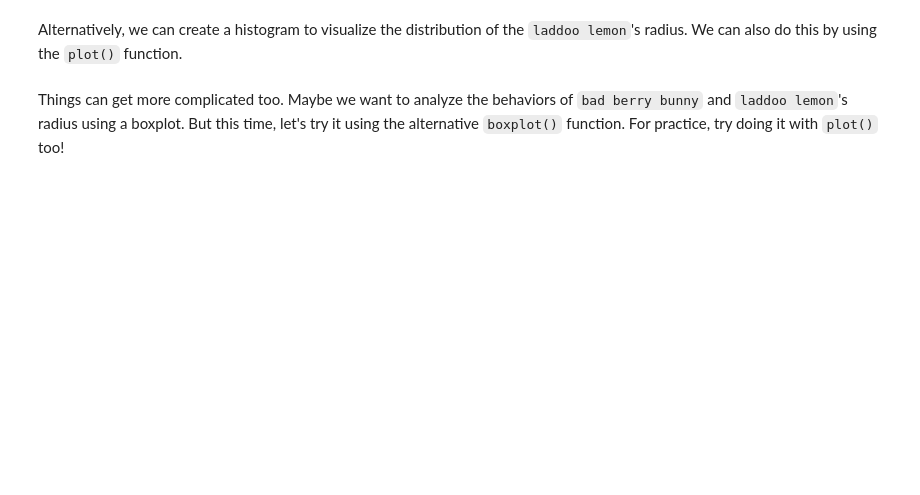
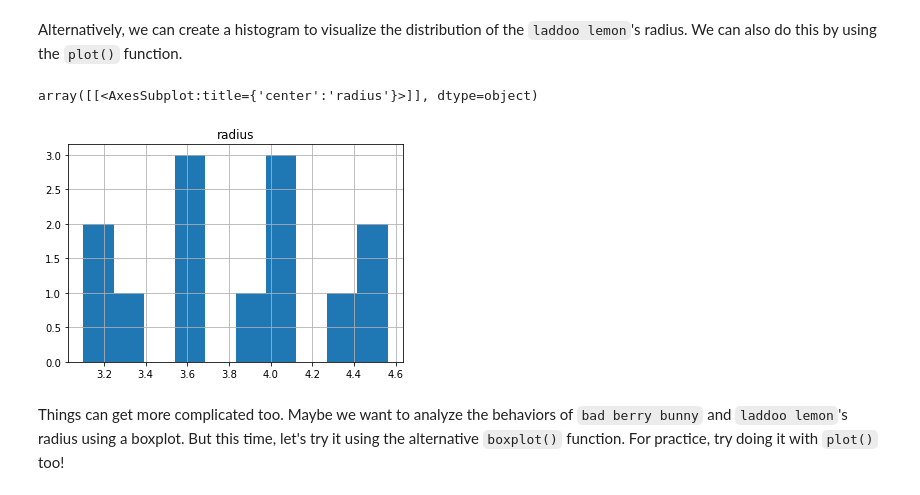
Before and after one commit to gallettilance/Data-Science-Fundamentals, a Jupyter notebook: labs/lab-02/lab02.ipynb, the cells around one changed output. Saved outputs shown, nothing was run; the diff lists cells and outputs as text; code cells hidden in the pictures; blank space fills up the shorter version.

```diff
--- a/labs/lab-02/lab02.ipynb
+++ b/labs/lab-02/lab02.ipynb
@@ -305,6 +483,11 @@ We may even want to get more specific and visualize the shape of a distribution
 Alternatively, we can create a histogram to visualize the distribution of the `laddoo lemon`'s radius. We can also do this by using the `plot()` function.
 # %%
 #TODO: add the described histogram
+
+cookies.loc[cookies['cookie']=='laddoo'].hist(['radius'])
+# %% [output]
+array([[<AxesSubplot:title={'center':'radius'}>]], dtype=object)
+[figure, added]
 # %% [markdown]
 Things can get more complicated too. Maybe we want to analyze the behaviors of `bad berry bunny` and `laddoo lemon`'s radius using a boxplot. But this time, let's try it using the alternative `boxplot()` function. For practice, try doing it with `plot()` too!
 # %%
```
Also changed, not shown: parts of 30 cells of this notebook.
